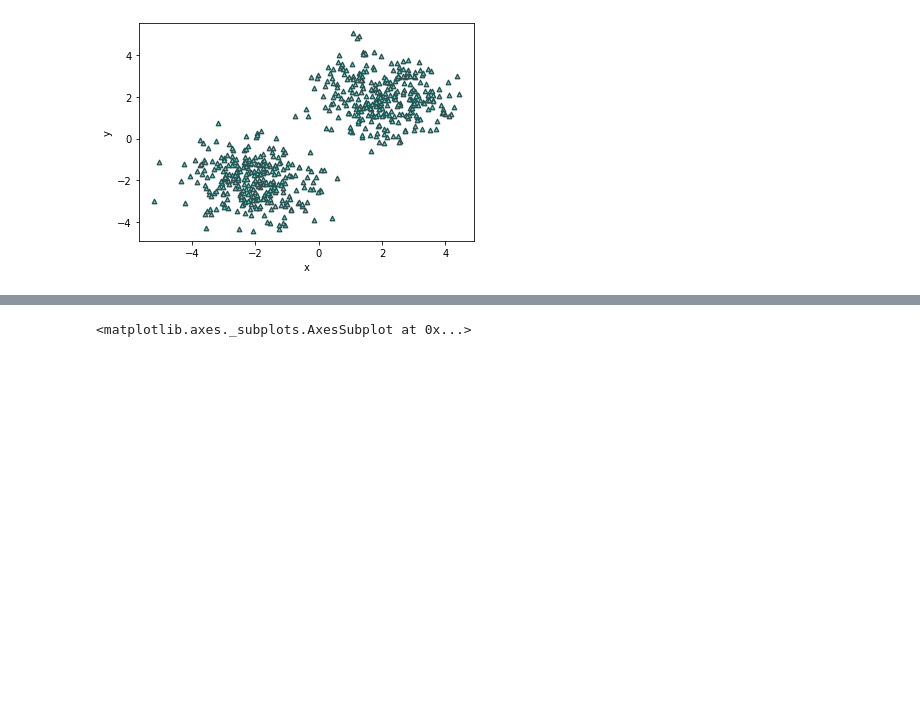
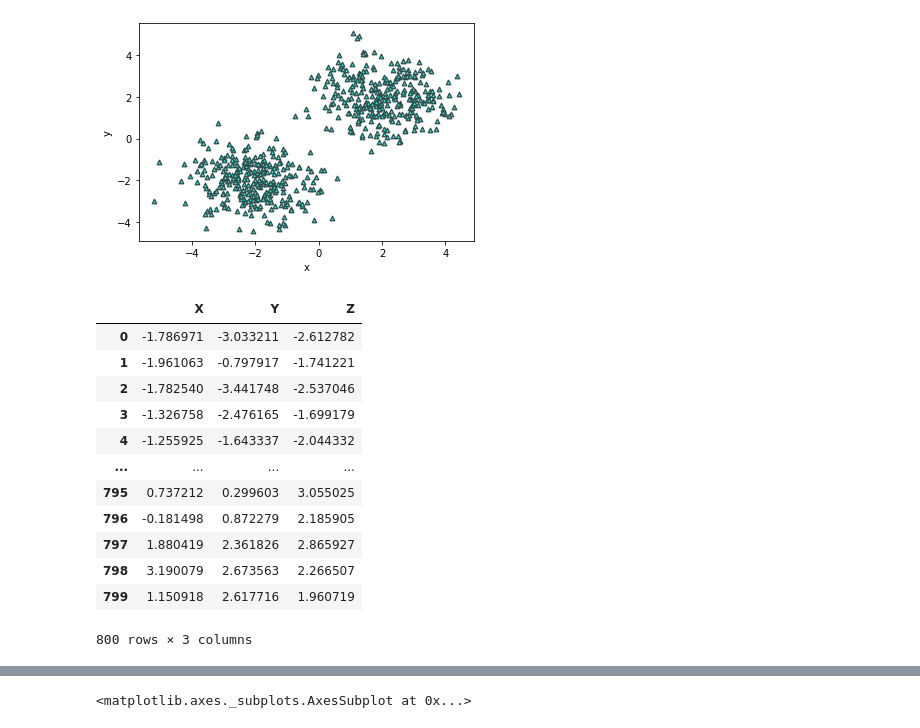
Before and after one commit to Radhe-0/Practicas, a Jupyter notebook: Practicas_Numpy.ipynb, the cells around one changed output, grey strips where cells are left out. Cells and saved outputs as stored; diff of their text form; code cells hidden in the pictures; blank space fills up the shorter version.

```diff
--- a/Practicas_Numpy.ipynb
+++ b/Practicas_Numpy.ipynb
@@ -254,6 +254,39 @@ df.plot.scatter(x='x',y='y',c='turquoise',edgecolors='darkslategrey',marker='^',
 # %% [output]
 <matplotlib.axes._subplots.AxesSubplot at 0x...>
 [figure]
+# %%
+# Lo mismo que el anterior pero 3D
+def DatosSVM3D(num=10):
+
+    lista = []
+
+    X = (np.r_[np.random.randn(num, 2) - [2, 2], np.random.randn(num, 2) + [2, 2]]).reshape(-1)
+    Y = (np.r_[np.random.randn(num, 2) - [2, 2], np.random.randn(num, 2) + [2, 2]]).reshape(-1)
+    Z = (np.r_[np.random.randn(num, 2) - [2, 2], np.random.randn(num, 2) + [2, 2]]).reshape(-1)
+
+
+    for i in zip(X,Y,Z):
+        lista.append(i)
+
+    return lista
+
+datos = DatosSVM3D(200)
+df = pd.DataFrame(datos, columns=['X','Y','Z'])
+df
+# %% [output]
+|  | X | Y | Z |
+| 0 | -1.786971 | -3.033211 | -2.612782 |
+| 1 | -1.961063 | -0.797917 | -1.741221 |
+| 2 | -1.782540 | -3.441748 | -2.537046 |
+| 3 | -1.326758 | -2.476165 | -1.699179 |
+| 4 | -1.255925 | -1.643337 | -2.044332 |
+| ... | ... | ... | ... |
+| 795 | 0.737212 | 0.299603 | 3.055025 |
+| 796 | -0.181498 | 0.872279 | 2.185905 |
+| 797 | 1.880419 | 2.361826 | 2.865927 |
+| 798 | 3.190079 | 2.673563 | 2.266507 |
+| 799 | 1.150918 | 2.617716 | 1.960719 |
+800 rows × 3 columns
 # %%
 # Este es bastante específico, es para generar datos de alturas de personas, en una distribución normal
 
```
Also changed, not shown: parts of 1 cell of this notebook.
